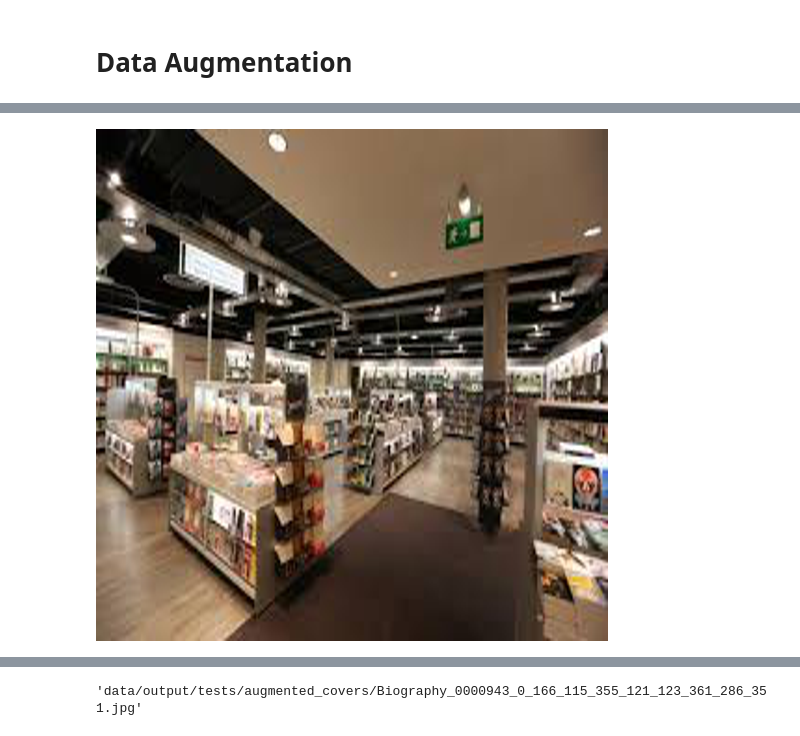
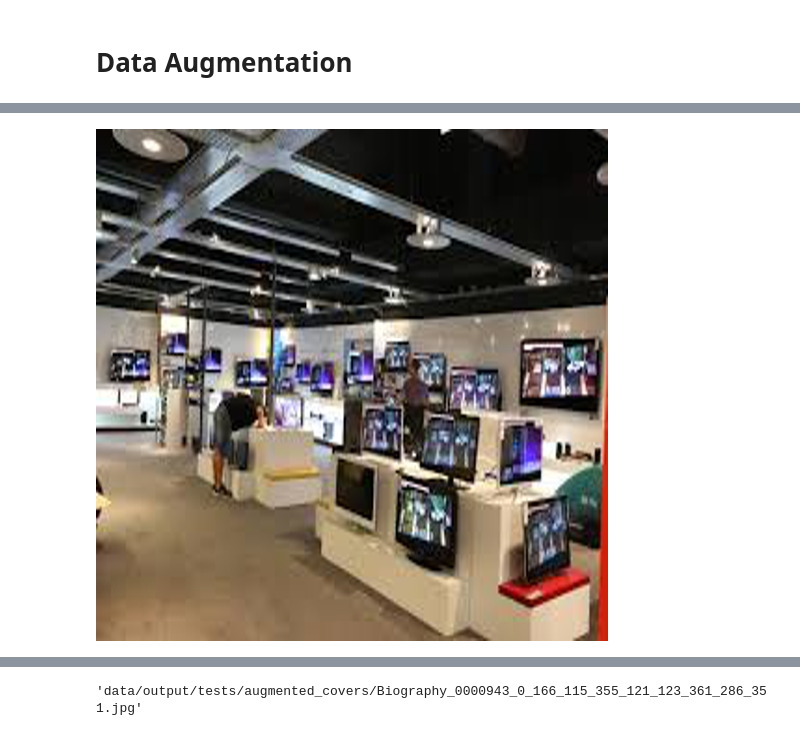
Before and after one commit to tbomonfils/ddf_book_detect_and_reco, a Jupyter notebook: dev/notebooks/Data_augm_code.ipynb, the cells around one changed output, grey strips where cells are left out. Saved outputs shown, nothing was run; the diff lists cells and outputs as text; code cells hidden in the pictures.

```diff
--- a/dev/notebooks/Data_augm_code.ipynb
+++ b/dev/notebooks/Data_augm_code.ipynb
@@ -29,7 +37,7 @@ ia.imshow(cover_img[:, :, ::-1])
 # %%
-background_img_file = os.listdir(background_img_dir)[1]
+background_img_file = os.listdir(background_img_dir)[3]
 background_img_path = background_img_dir+background_img_file
 background_img = PIL.Image.open(background_img_path).resize((512,512))
 background_img
 # %% [output]
-[figure, old version]
+[figure, new version]
```
Also changed, not shown: parts of 20 cells of this notebook, 10 other files.
